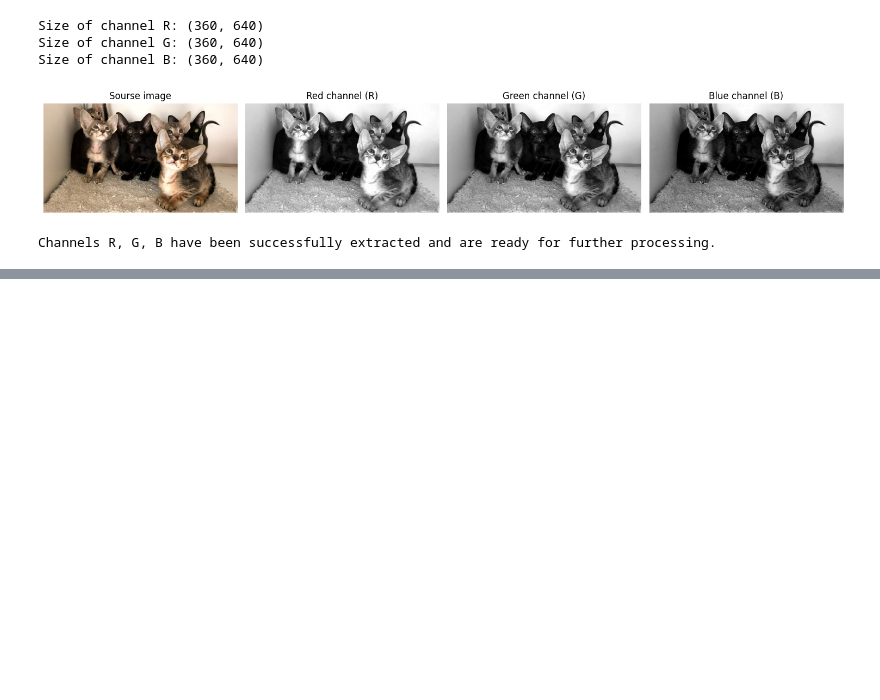
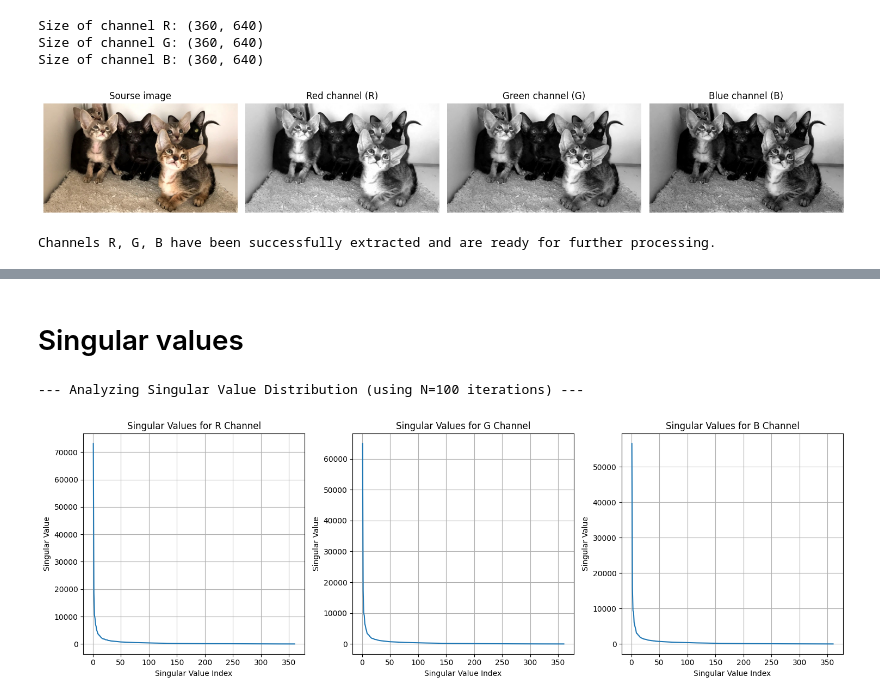
Before and after one commit to EZHOWWW/digital_math_lab2, a Jupyter notebook: main.ipynb, the cells around one changed output, grey strips where cells are left out. Saved outputs shown, nothing was run; the diff lists cells and outputs as text; code cells hidden in the pictures; blank space fills up the shorter version.

```diff
--- a/main.ipynb
+++ b/main.ipynb
@@ -240,3 +488,34 @@ Processing G channel...
     Number of singular values found: 360
     Top 5 singular values: ['56509.97', '15876.11', '9406.58', '9007.92', '6117.30']
     Reconstruction Error: 4.2430
+# %% [markdown]
+# Singular values
+# %%
+# 1. Analyze singular values and plot their distribution
+print("\n--- Analyzing Singular Value Distribution (using N=100 iterations) ---")
+
+channels_to_analyze = {'R': R_channel, 'G': G_channel, 'B': B_channel}
+singular_values_data = {}
+
+plt.figure(figsize=(15, 5))
+
+for i, (channel_name, channel_matrix) in enumerate(channels_to_analyze.items()):
+    # Get singular values from the results of N=100 iterations
+    if N_an in results[channel_name] and results[channel_name][N_an]['singular_values']:
+        s_values = results[channel_name][N_an]['singular_values']
+        singular_values_data[channel_name] = s_values
+
+        plt.subplot(1, 3, i + 1)
+        plt.plot(range(1, len(s_values) + 1), s_values)
+        plt.title(f'Singular Values for {channel_name} Channel')
+        plt.xlabel('Singular Value Index')
+        plt.ylabel('Singular Value')
+        plt.grid(True)
+    else:
+        print(f"Warning: No singular values found for {channel_name} channel with N=100 iterations. Skipping plot.")
+
+plt.tight_layout()
+plt.show()
+# %% [output]
+--- Analyzing Singular Value Distribution (using N=100 iterations) ---
+[figure, added]
```
Also changed, not shown: parts of 12 cells of this notebook.
